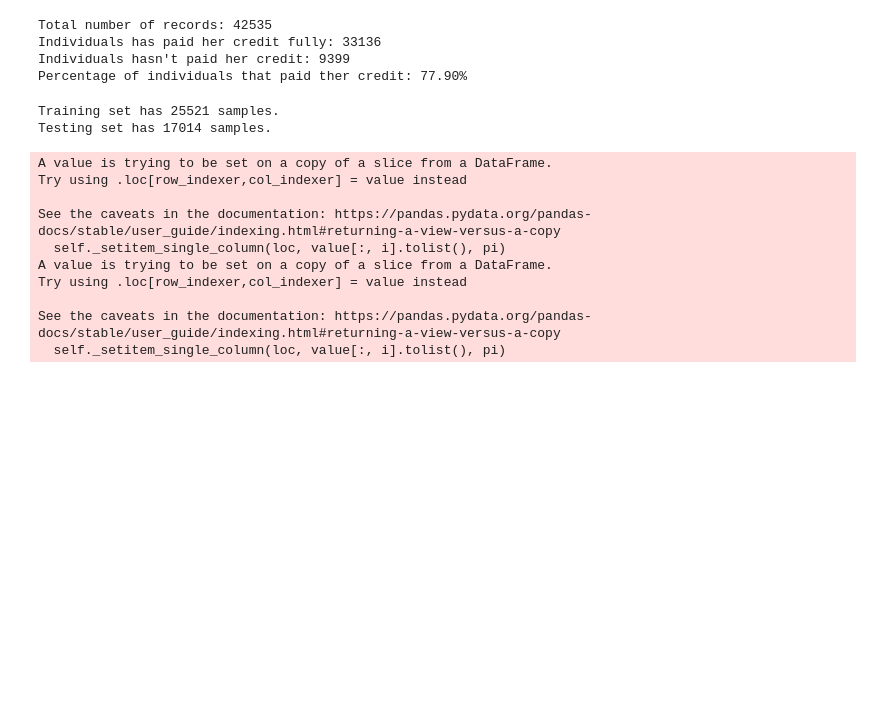
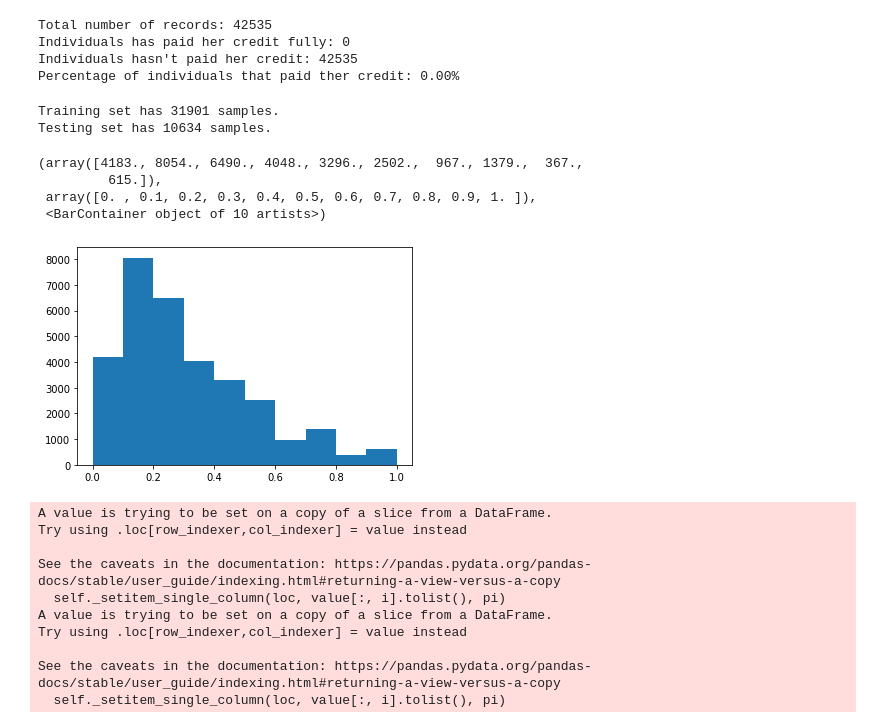
Before and after one commit to amStraszenrand/NeueFische-2nd_Project, a Jupyter notebook: Modell.ipynb, the cells around one changed output. Cells and saved outputs as stored; diff of their text form; code cells hidden in the pictures; blank space fills up the shorter version.

```diff
--- a/Modell.ipynb
+++ b/Modell.ipynb
@@ -35,7 +50,7 @@ def score_print(y,y_pred):
 n_records = len(X)
 
 # TODO: Number of records where individual's income is more than $50,000
-fully_paid = y.sum()
+fully_paid = sum(y==1)
 
 # TODO: Number of records where individual's income is at most $50,000
 charged_off = n_records - fully_paid
@@ -50,20 +65,28 @@ print ("Individuals hasn't paid her credit: {}".format(charged_off))
 print ("Percentage of individuals that paid ther credit: {:.2f}%".format(greater_percent))
 # %% [output]
 Total number of records: 42535
-Individuals has paid her credit fully: 33136
-Individuals hasn't paid her credit: 9399
-Percentage of individuals that paid ther credit: 77.90%
+Individuals has paid her credit fully: 0
+Individuals hasn't paid her credit: 42535
+Percentage of individuals that paid ther credit: 0.00%
 # %%
 #Split into train and test
 
-X_train, X_test, y_train, y_test= train_test_split(X, y, test_size = 0.4, random_state = 70, stratify= y)
+X_train, X_test, y_train, y_test= train_test_split(X, y, test_size = 0.25, random_state = 70, stratify= y)
 
 # Show the results of the split
 print ("Training set has {} samples.".format(X_train.shape[0]))
 print ("Testing set has {} samples.".format(X_test.shape[0]))
 # %% [output]
-Training set has 25521 samples.
-Testing set has 17014 samples.
+Training set has 31901 samples.
+Testing set has 10634 samples.
+# %%
+plt.hist(x = X_train["loan_amnt"])
+# %% [output]
+(array([4183., 8054., 6490., 4048., 3296., 2502.,  967., 1379.,  367.,
+         615.]),
+ array([0. , 0.1, 0.2, 0.3, 0.4, 0.5, 0.6, 0.7, 0.8, 0.9, 1. ]),
+ <BarContainer object of 10 artists>)
+[figure, added]
 # %%
 #### skalieren
 from sklearn.preprocessing import MinMaxScaler
```
Also changed, not shown: parts of 17 cells of this notebook, 12 other files.
